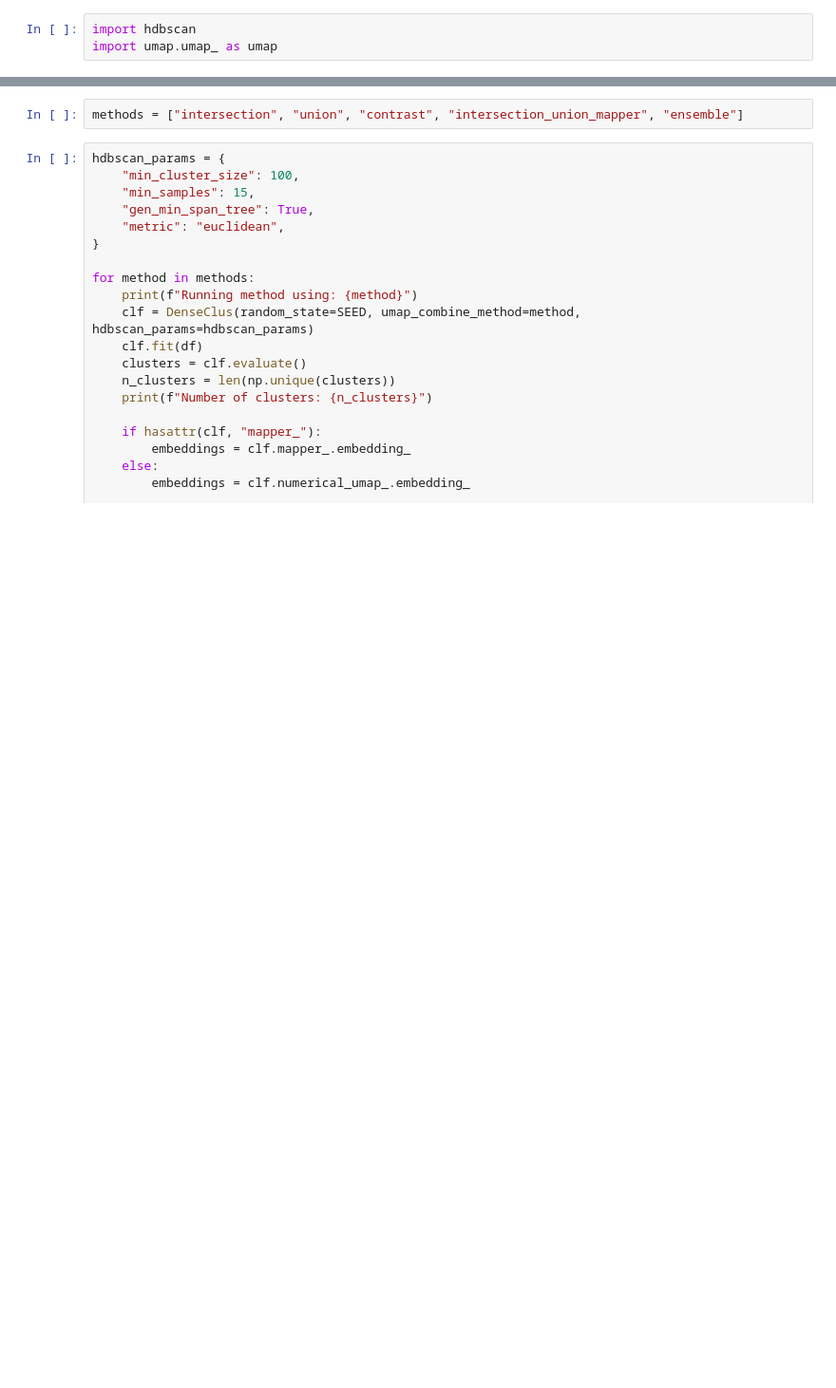
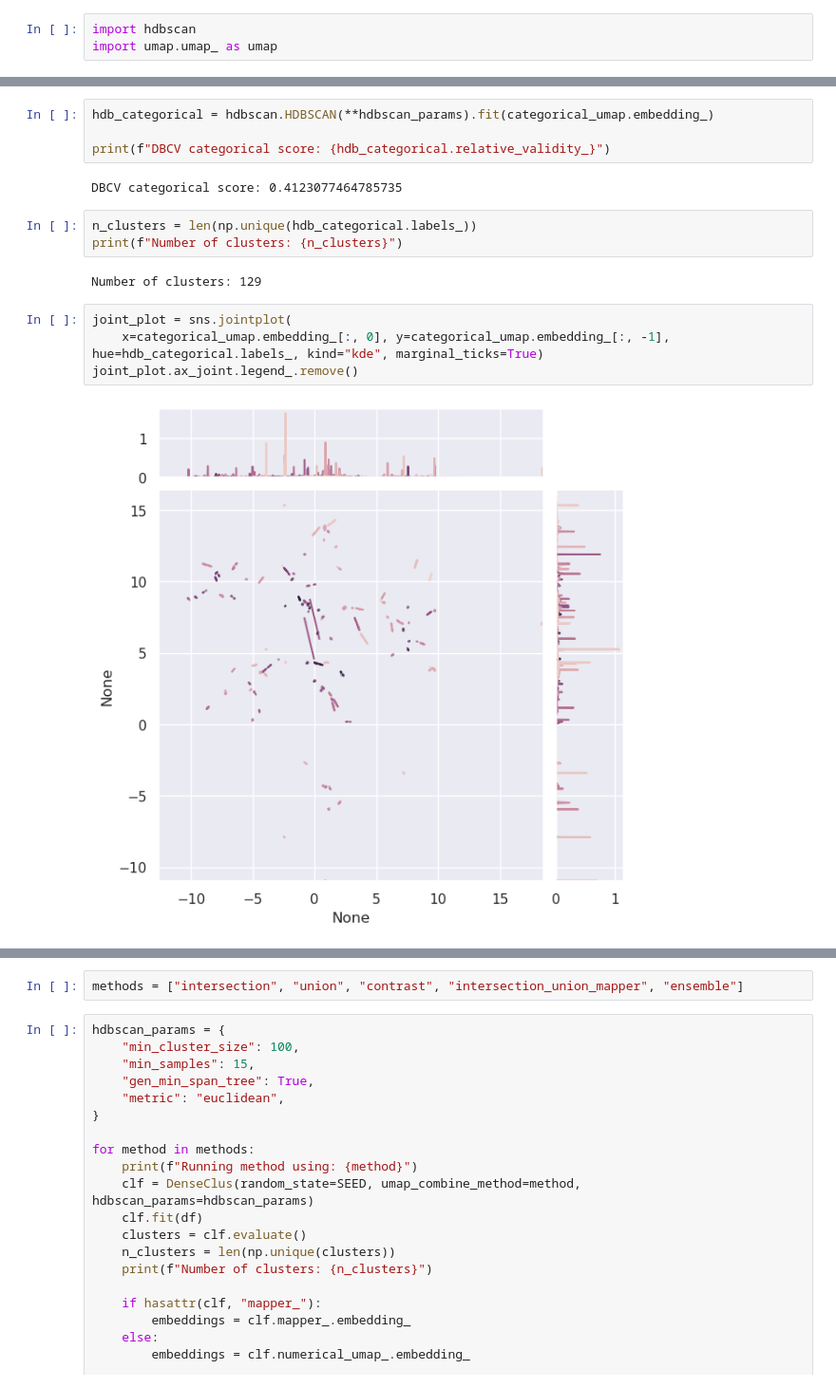
Before and after one commit to awslabs/amazon-denseclus, a Jupyter notebook: notebooks/DenseClusImplentation.ipynb, the cells around one changed output, grey strips where cells are left out. Shown at 95% size. Drawn from its saved outputs; the diff is of its cells as text; blank space fills up the shorter version.

```diff
--- a/notebooks/DenseClusImplentation.ipynb
+++ b/notebooks/DenseClusImplentation.ipynb
@@ -207,0 +190,17 @@ DBCV categorical score: 0.4123077464785735
+# %%
+hdb_categorical = hdbscan.HDBSCAN(**hdbscan_params).fit(categorical_umap.embedding_)
+
+print(f"DBCV categorical score: {hdb_categorical.relative_validity_}")
+# %% [output]
+DBCV categorical score: 0.4123077464785735
+# %%
+n_clusters = len(np.unique(hdb_categorical.labels_))
+print(f"Number of clusters: {n_clusters}")
+# %% [output]
+Number of clusters: 129
+# %%
+joint_plot = sns.jointplot(
+    x=categorical_umap.embedding_[:, 0], y=categorical_umap.embedding_[:, -1], hue=hdb_categorical.labels_, kind="kde", marginal_ticks=True)
+joint_plot.ax_joint.legend_.remove()
+# %% [output]
+[figure, added]
```
Also changed, not shown: parts of 37 cells of this notebook.
